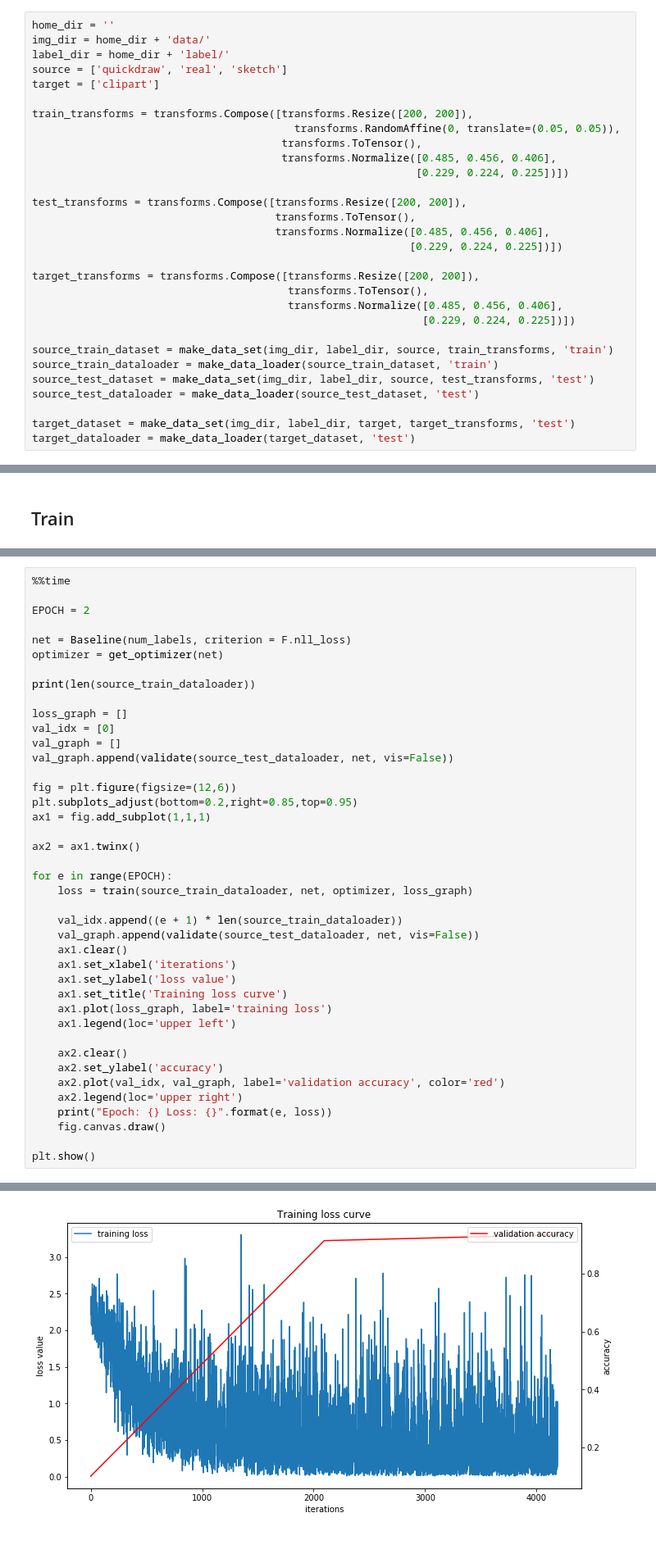
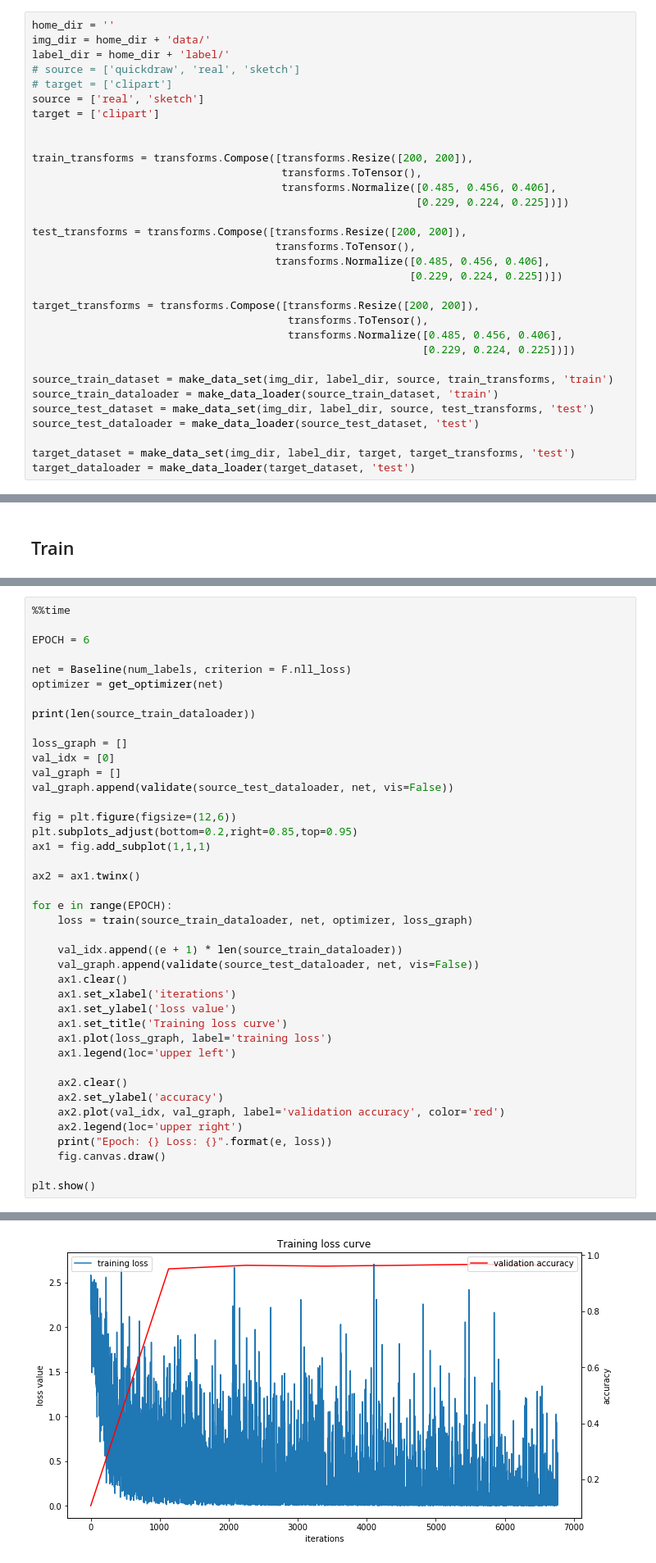
Before and after one commit to david-siqi-liu/cs684-final-project, a Jupyter notebook: Copy_of_cs684_project.ipynb, the cells around one changed output, grey strips where cells are left out. Shown at 82% size. Saved outputs shown, nothing was run; the diff lists cells and outputs as text.

```diff
--- a/Copy_of_cs684_project.ipynb
+++ b/Copy_of_cs684_project.ipynb
@@ -345,11 +399,13 @@ We will be using **ResNet50** as our naive/baseline model
 home_dir = ''
 img_dir = home_dir + 'data/'
 label_dir = home_dir + 'label/'
-source = ['quickdraw', 'real', 'sketch']
+# source = ['quickdraw', 'real', 'sketch']
+# target = ['clipart']
+source = ['real', 'sketch']
 target = ['clipart']
 
+
 train_transforms = transforms.Compose([transforms.Resize([200, 200]),
-                                    	 transforms.RandomAffine(0, translate=(0.05, 0.05)),
                                        transforms.ToTensor(),
                                        transforms.Normalize([0.485, 0.456, 0.406],
                                                             [0.229, 0.224, 0.225])])
@@ -544,7 +599,7 @@ def train(train_loader, net, optimizer, loss_graph):
 # %%
 %%time
 
-EPOCH = 2
+EPOCH = 6
 
 net = Baseline(num_labels, criterion = F.nll_loss)
 optimizer = get_optimizer(net)
@@ -589 +648 @@ Epoch: 1 Loss: 1.0239720344543457
-[figure, old version]
+[figure, new version]
```
Also changed, not shown: parts of 12 cells of this notebook.
